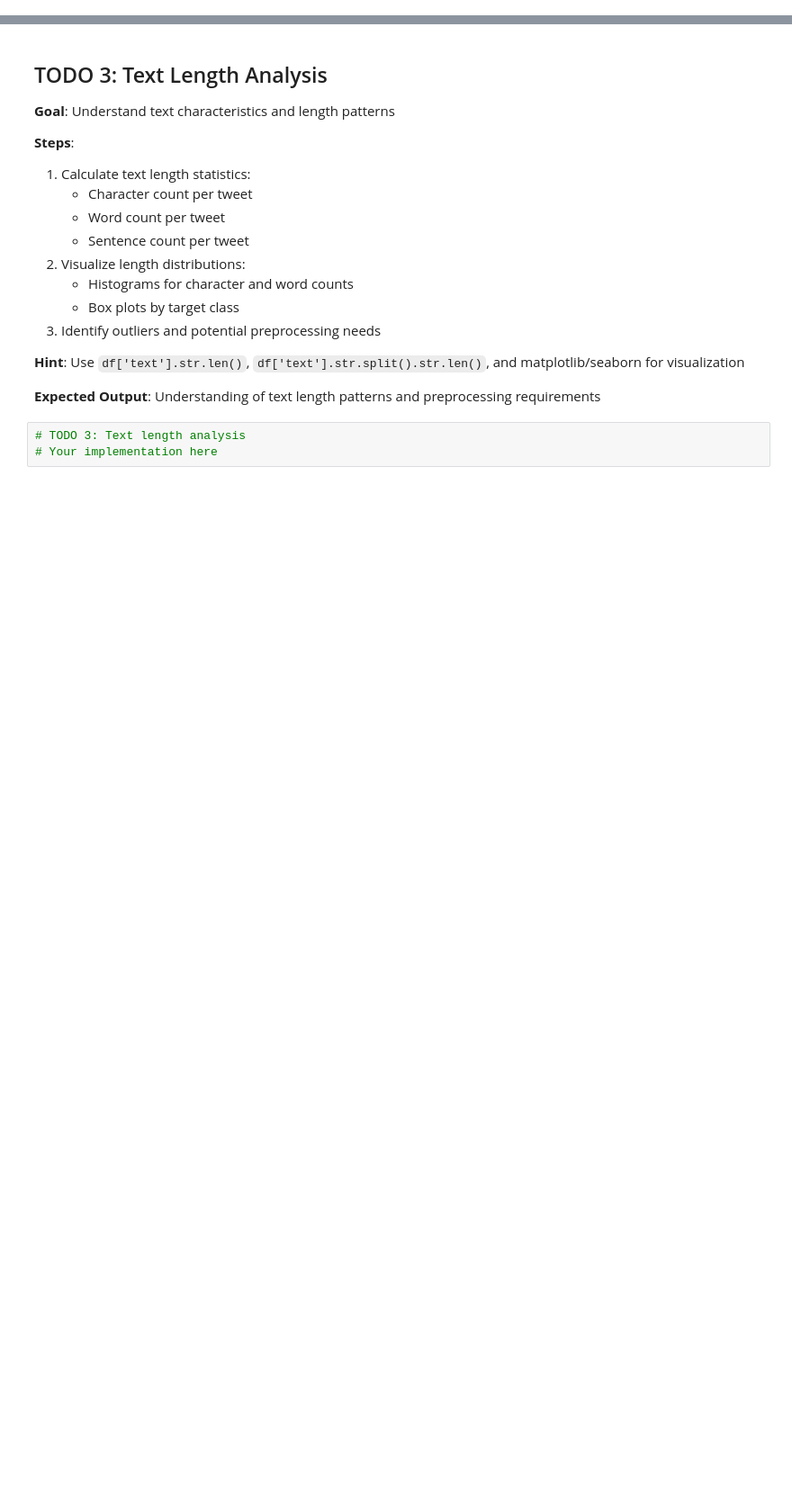
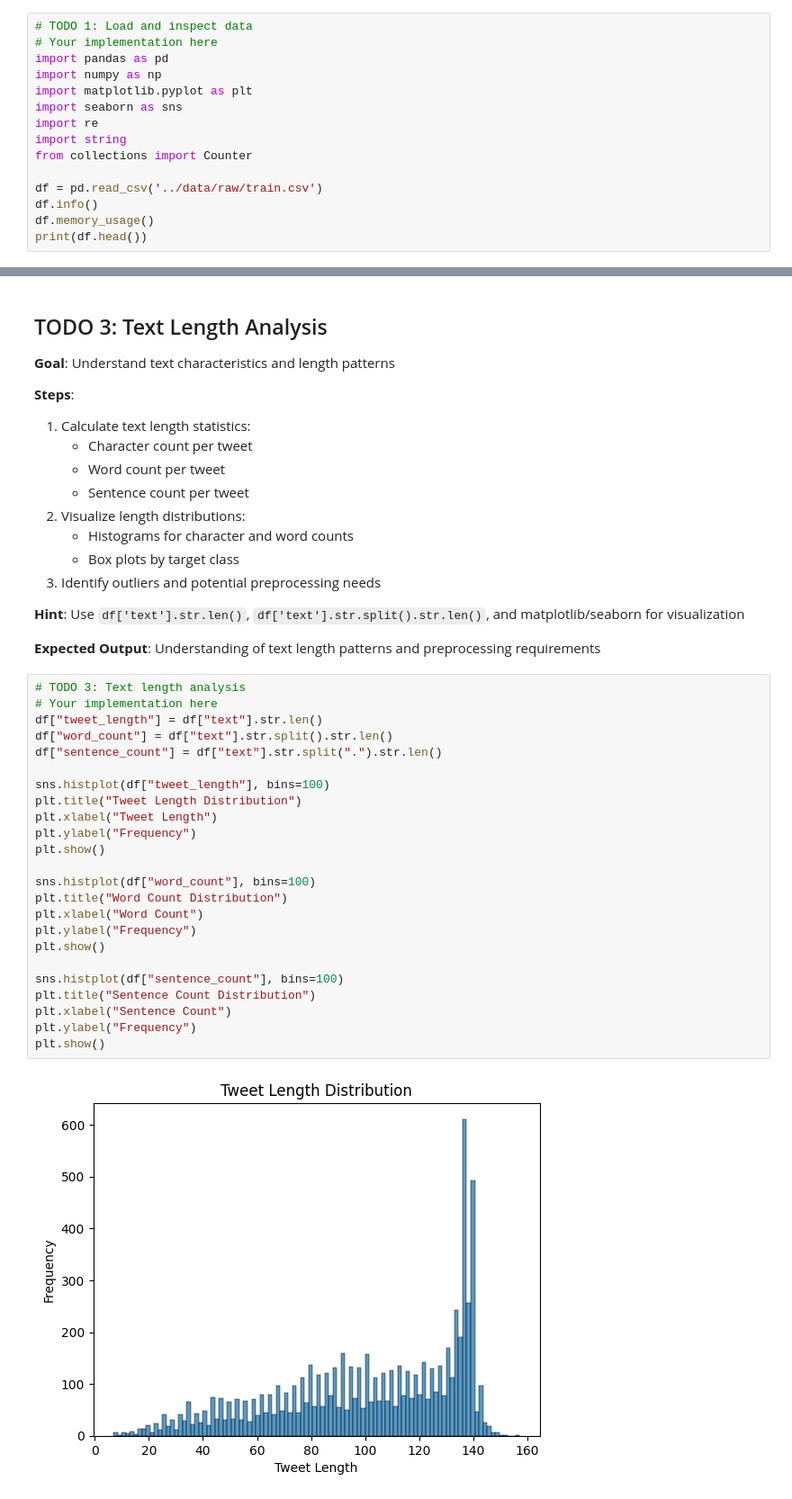
Before and after one commit to Tuminha/Predicting-Disaster-Tweets, a Jupyter notebook: notebooks/00_exploration.ipynb, the cells around one changed output, grey strips where cells are left out. Shown: that part at 90% size. Cells and saved outputs as stored; diff of their text form; blank space fills up the shorter version.

```diff
--- a/notebooks/00_exploration.ipynb
+++ b/notebooks/00_exploration.ipynb
@@ -51,0 +49,15 @@
+# %%
+# TODO 1: Load and inspect data
+# Your implementation here
+import pandas as pd
+import numpy as np
+import matplotlib.pyplot as plt
+import seaborn as sns
+import re
+import string
+from collections import Counter
+
+df = pd.read_csv('../data/raw/train.csv')
+df.info()
+df.memory_usage()
+print(df.head())
@@ -86,6 +127,29 @@
 **Hint**: Use `df['text'].str.len()`, `df['text'].str.split().str.len()`, and matplotlib/seaborn for visualization
 
 **Expected Output**: Understanding of text length patterns and preprocessing requirements
-# %%
-# TODO 3: Text length analysis
-# Your implementation here
+# %%
+# TODO 3: Text length analysis
+# Your implementation here
+df["tweet_length"] = df["text"].str.len()
+df["word_count"] = df["text"].str.split().str.len()
+df["sentence_count"] = df["text"].str.split(".").str.len()
+
+sns.histplot(df["tweet_length"], bins=100)
+plt.title("Tweet Length Distribution")
+plt.xlabel("Tweet Length")
+plt.ylabel("Frequency")
+plt.show()
+
+sns.histplot(df["word_count"], bins=100)
+plt.title("Word Count Distribution")
+plt.xlabel("Word Count")
+plt.ylabel("Frequency")
+plt.show()
+
+sns.histplot(df["sentence_count"], bins=100)
+plt.title("Sentence Count Distribution")
+plt.xlabel("Sentence Count")
+plt.ylabel("Frequency")
+plt.show()
+# %% [output]
+[figure, added]
```
Also changed, not shown: parts of 9 cells of this notebook, 8 other files.
